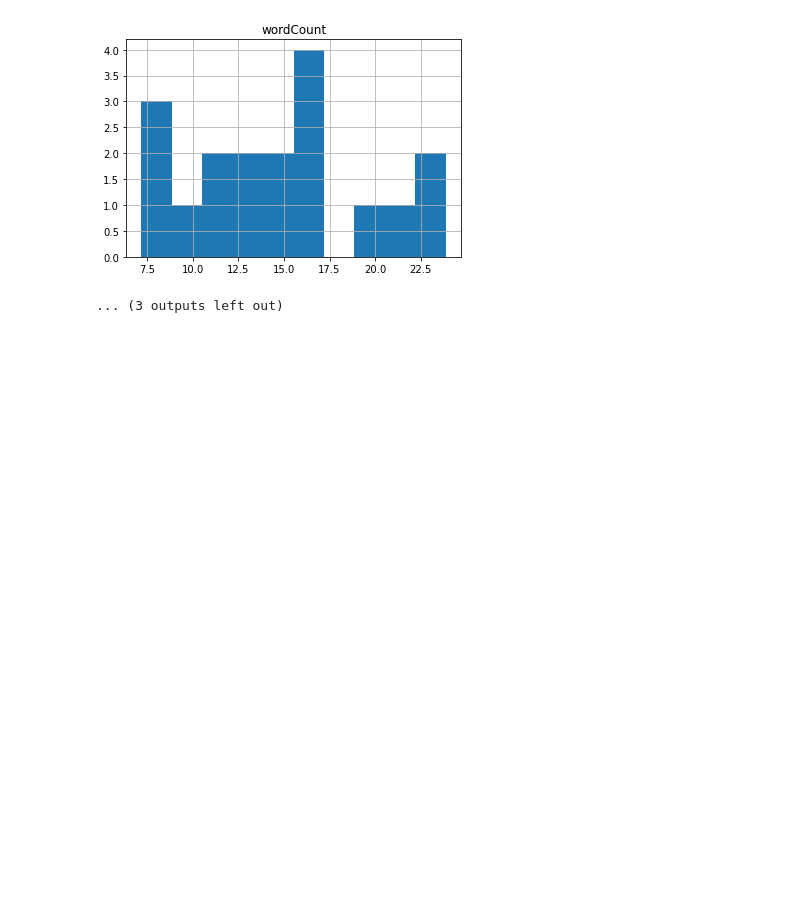
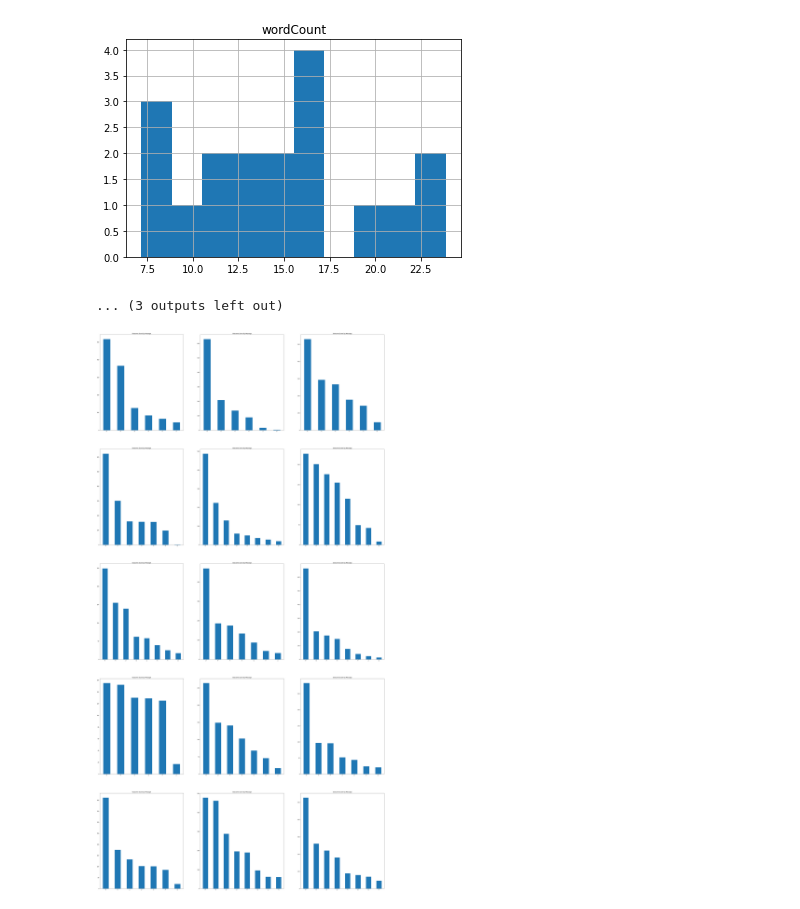
Before and after one commit to KamWithK/VirtualInternshipAnalysis, a Jupyter notebook: notebooks/team_level_stats_sarah.ipynb, the cells around one changed output. Cells and saved outputs as stored; diff of their text form; code cells hidden in the pictures; blank space fills up the shorter version.

```diff
--- a/notebooks/team_level_stats_sarah.ipynb
+++ b/notebooks/team_level_stats_sarah.ipynb
@@ -152,3 +152,12 @@ users_means.groupby("implementation_num").hist("wordCount");
 [figure]
 [figure]
 ... (3 outputs left out)
+# %%
+fig, axs = plt.subplots(5, 3, figsize = (45, 90))
+for k, imp, in zip(range(15), df['implementation'].unique()):
+    i = k//3
+    j = k%3
+    df[df['implementation'] == imp]['OutcomeScore'].value_counts().plot(kind = 'bar', ax = axs[i,j])
+    axs[i, j].set_title('Outcome Score by Message')
+# %% [output]
+[figure, added]
```
